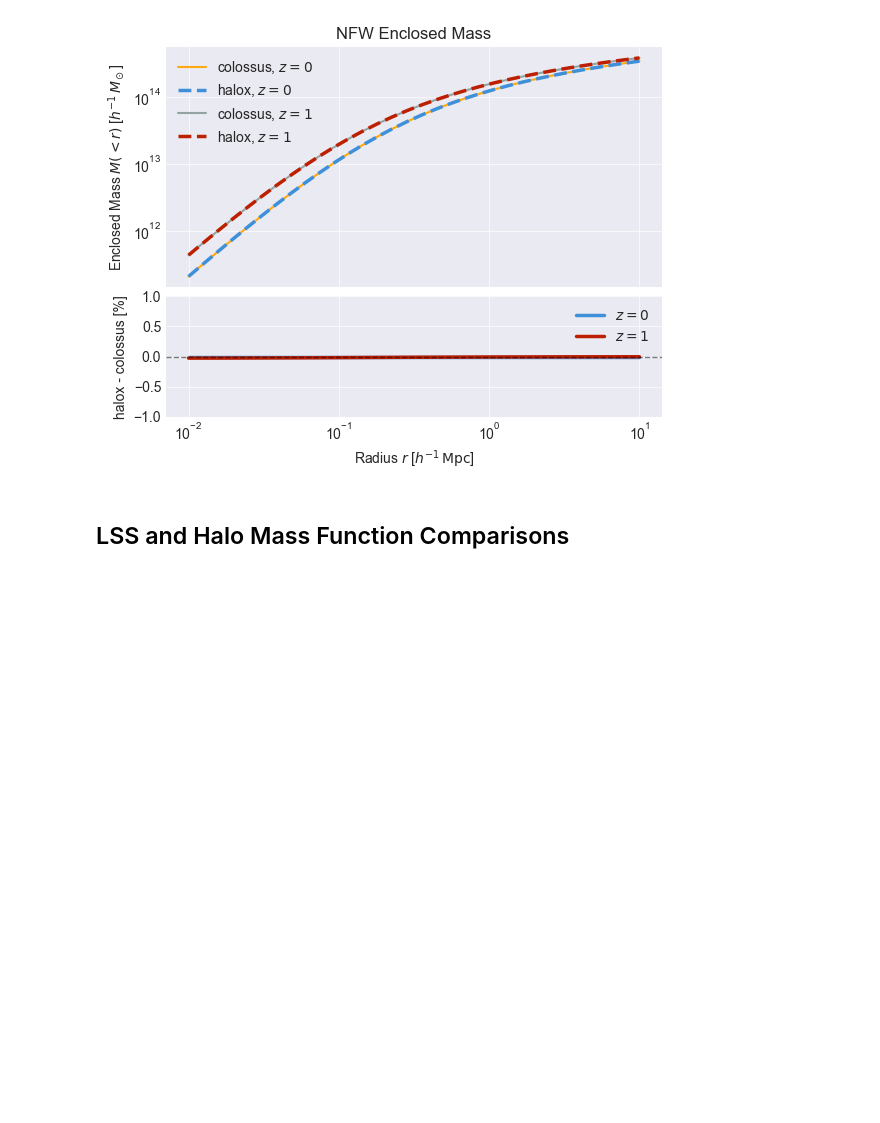
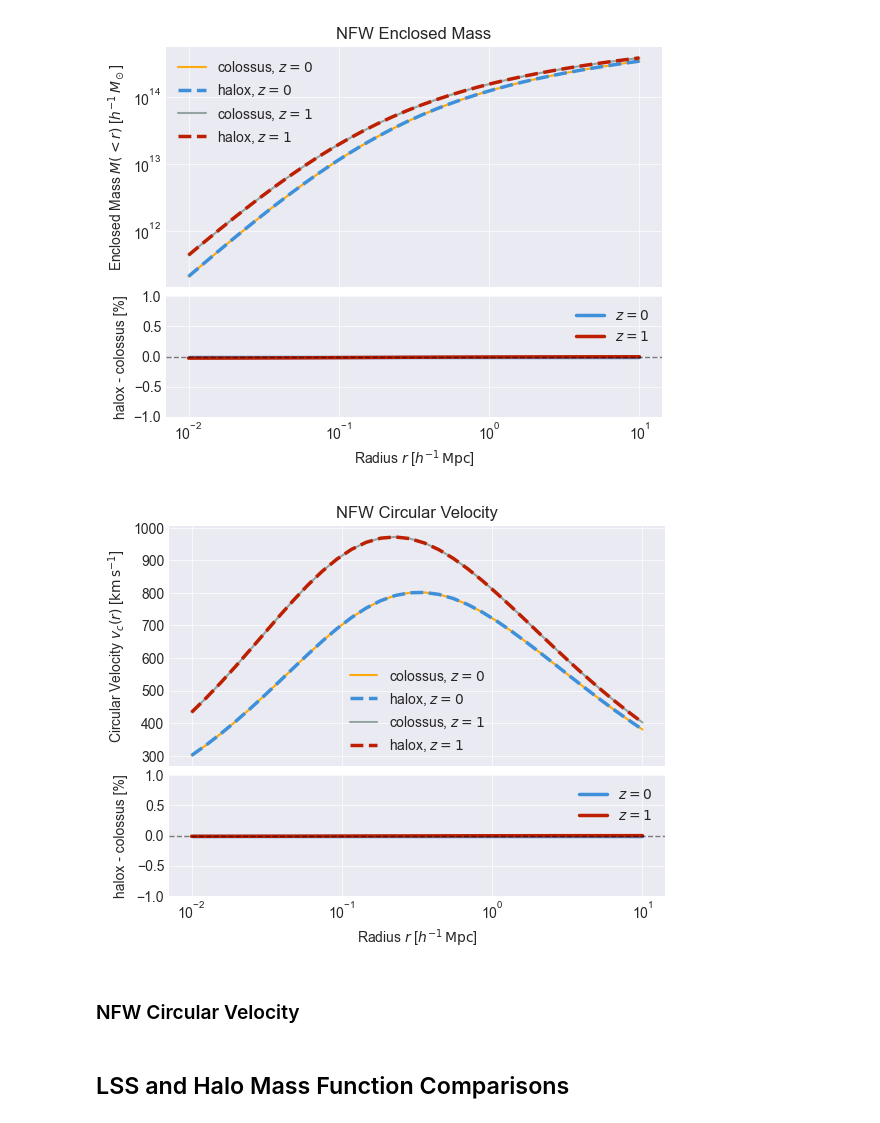
Before and after one commit to fkeruzore/halox, a Jupyter notebook: notebooks/halox_vs_colossus.ipynb, the cells around one changed output. Saved outputs shown, nothing was run; the diff lists cells and outputs as text; code cells hidden in the pictures; blank space fills up the shorter version.

Commit message:
add nfw velocity funcs to notebooks

```diff
--- a/notebooks/halox_vs_colossus.ipynb
+++ b/notebooks/halox_vs_colossus.ipynb
@@ -207,6 +207,57 @@ ax_ratio.legend()
 fig.align_labels([ax_main, ax_ratio])
 # %% [output]
 [figure]
+# %%
+# Compute circular velocity profiles for both redshifts
+v_c_halox = {}
+v_c_colossus = {}
+
+for z in redshifts:
+    nfw_halox = nfw.NFWHalo(
+        m_delta, c_delta, z, cosmo_halox_planck, delta=deltas[0]
+    )
+    nfw_colossus = profile_nfw.NFWProfile(
+        M=m_delta, c=c_delta, z=z, mdef=f"{deltas[0]:.0f}c"
+    )
+
+    v_c_halox[z] = nfw_halox.circular_velocity(r)
+    v_c_colossus[z] = nfw_colossus.circularVelocity(r * 1000)
+
+# Create comparison plot
+fig, ax_main, ax_ratio = create_comparison_plot()
+
+# Main panel: plot colossus first (behind), then halox (on top)
+# z=0.0
+ax_main.semilogx(r, v_c_colossus[0.0], label="colossus, $z=0$", **style_kw[0])
+ax_main.semilogx(r, v_c_halox[0.0], label="halox, $z=0$", **style_kw[1])
+
+# z=1.0
+ax_main.semilogx(r, v_c_colossus[1.0], label="colossus, $z=1$", **style_kw[2])
+ax_main.semilogx(r, v_c_halox[1.0], label="halox, $z=1$", **style_kw[3])
+
+ax_main.set_ylabel(r"Circular Velocity $v_c(r)$ [${\rm km} \, {\rm s}^{-1}$]")
+ax_main.set_title("NFW Circular Velocity")
+ax_main.legend()
+
+# Ratio panel: relative differences for both redshifts
+ratio_z0 = (v_c_halox[0.0] / v_c_colossus[0.0] - 1.0) * 100  # Convert to %
+ratio_z1 = (v_c_halox[1.0] / v_c_colossus[1.0] - 1.0) * 100  # Convert to %
+
+ax_ratio.semilogx(r, ratio_z0, label="$z=0$", **style_kw[-3])
+ax_ratio.semilogx(r, ratio_z1, label="$z=1$", **style_kw[-2])
+
+ax_ratio.axhline(0.0, color="k", linestyle="--", alpha=0.5)
+ax_ratio.set_xlabel(r"Radius $r$ [$h^{-1} \, {\rm Mpc}$]")
+ax_ratio.set_ylabel("halox - colossus [%]")
+ax_ratio.set_ylim(-1, 1)
+ax_ratio.legend()
+
+# Align y-axis labels
+fig.align_labels([ax_main, ax_ratio])
+# %% [output]
+[figure, added]
+# %% [markdown]
+### NFW Circular Velocity
 # %% [markdown]
 ## LSS and Halo Mass Function Comparisons
 # %% [markdown]
```
Also changed, not shown: 1 other file.
